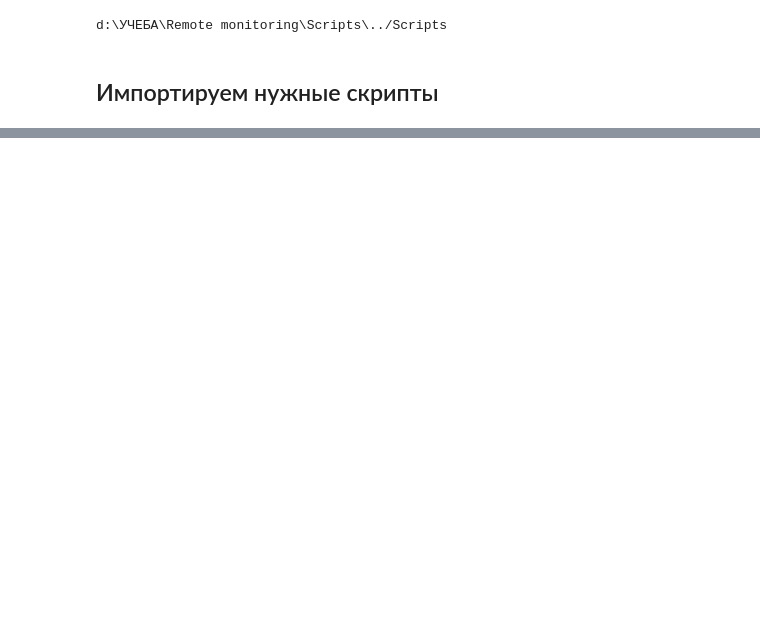
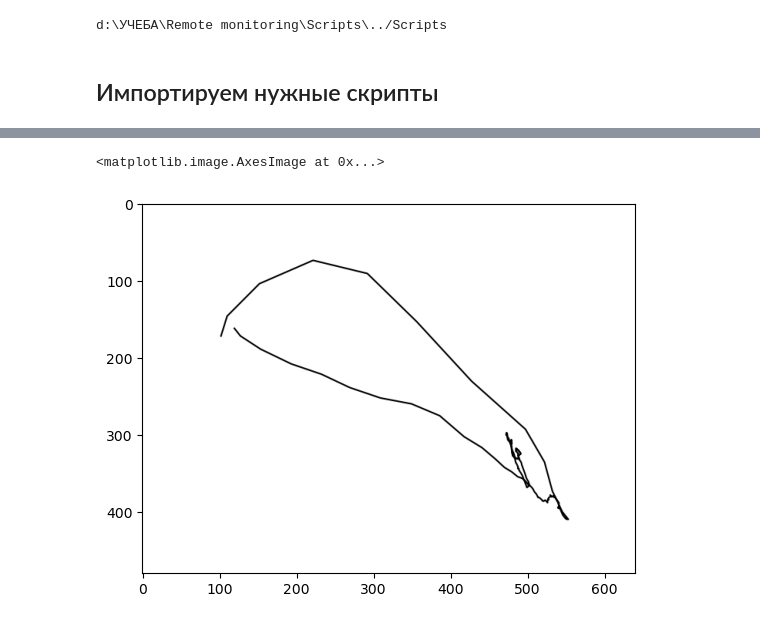
Before and after one commit to ArtikBoom3007/RemoteMonitoring, a Jupyter notebook: Scripts/VECG example.ipynb, the cells around one changed output, grey strips where cells are left out. Cells and saved outputs as stored; diff of their text form; code cells hidden in the pictures; blank space fills up the shorter version.

```diff
--- a/Scripts/VECG example.ipynb
+++ b/Scripts/VECG example.ipynb
@@ -44 +52,6 @@ uint8
+# %%
+plt.imshow(df_ecg["XY"][0], cmap="gray")
+# %% [output]
+<matplotlib.image.AxesImage at 0x...>
+[figure, added]
 # %%
```
Also changed, not shown: parts of 8 cells of this notebook, 3 other files.
